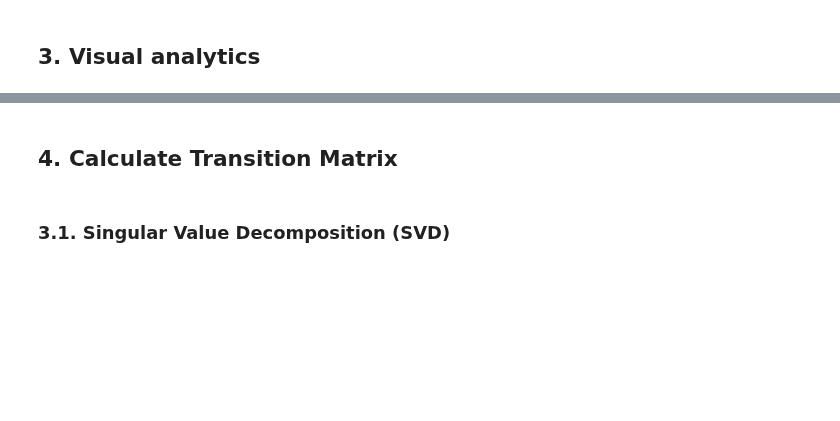
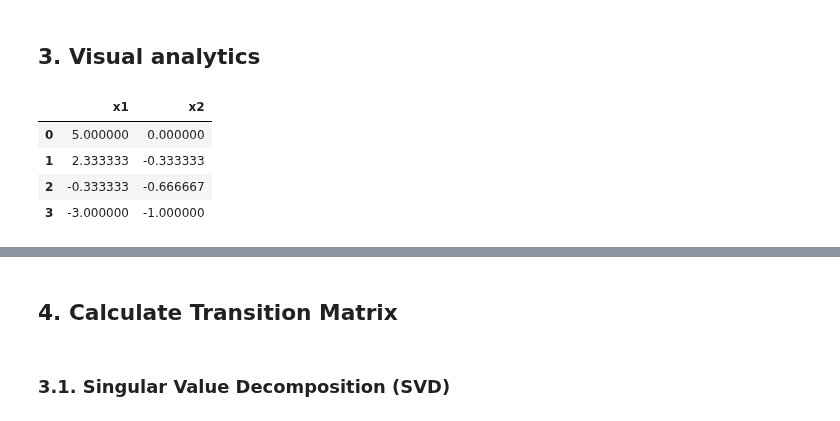
Before and after one commit to radiukpavlo/transition-matrix-ml, a Jupyter notebook: projects/project_05_hyper-iris.ipynb, the cells around one changed output, grey strips where cells are left out. Cells and saved outputs as stored; diff of their text form; code cells hidden in the pictures; blank space fills up the shorter version.

```diff
--- a/projects/project_05_hyper-iris.ipynb
+++ b/projects/project_05_hyper-iris.ipynb
@@ -60,23 +74,29 @@ def interpolate_coordinates(x_1, x_n, n):
 
     return inter_coordinates
 # %%
-x_1_first = 8
-x_2_first = 4
+x_1_first = 5
+x_2_first = 0
 
-x_1_last = 5
-x_2_last = -4
+x_1_last = -3
+x_2_last = -1
 
 # The number of intermediate points
 num_inter_points = iris_features.shape[1]
 
 x_1_inter_coordinates = interpolate_coordinates(x_1_first, x_1_last, num_inter_points)
 x_2_inter_coordinates = interpolate_coordinates(x_2_first, x_2_last, num_inter_points)
 # print(x_1_inter_coordinates)
 # print(x_2_inter_coordinates)
 
 # Create a DataFrame from the coordinates
 coordinates_df = pd.DataFrame({'x1': x_1_inter_coordinates, 'x2': x_2_inter_coordinates})
 coordinates_df
+# %% [output]
+|  | x1 | x2 |
+| 0 | 5.000000 | 0.000000 |
+| 1 | 2.333333 | -0.333333 |
+| 2 | -0.333333 | -0.666667 |
+| 3 | -3.000000 | -1.000000 |
 # %%
 import matplotlib.pyplot as plt
 import matplotlib.ticker as ticker
```
Also changed, not shown: parts of 16 cells of this notebook, 1 other file.
